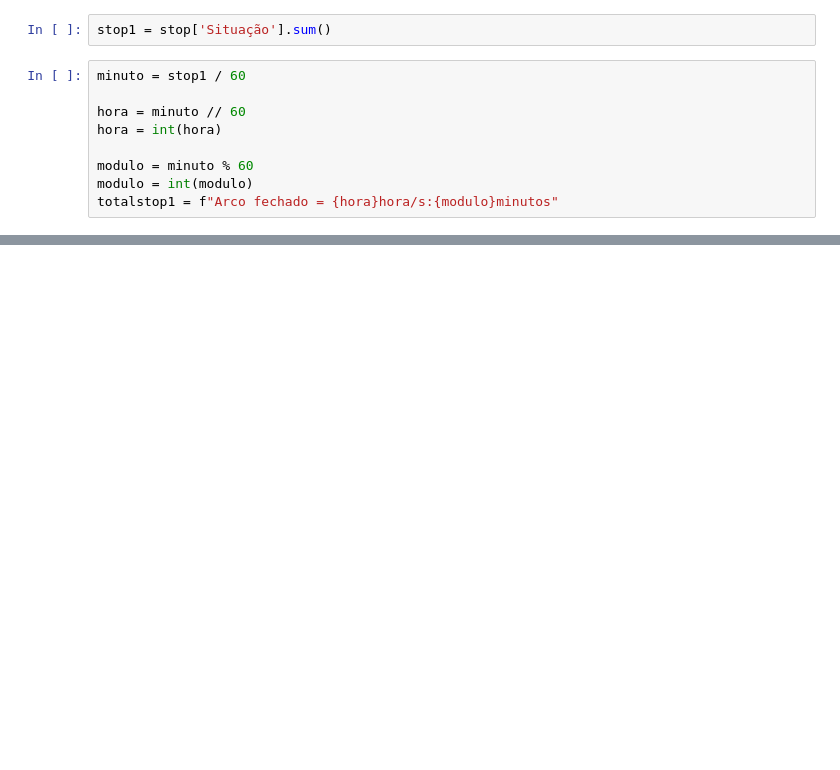
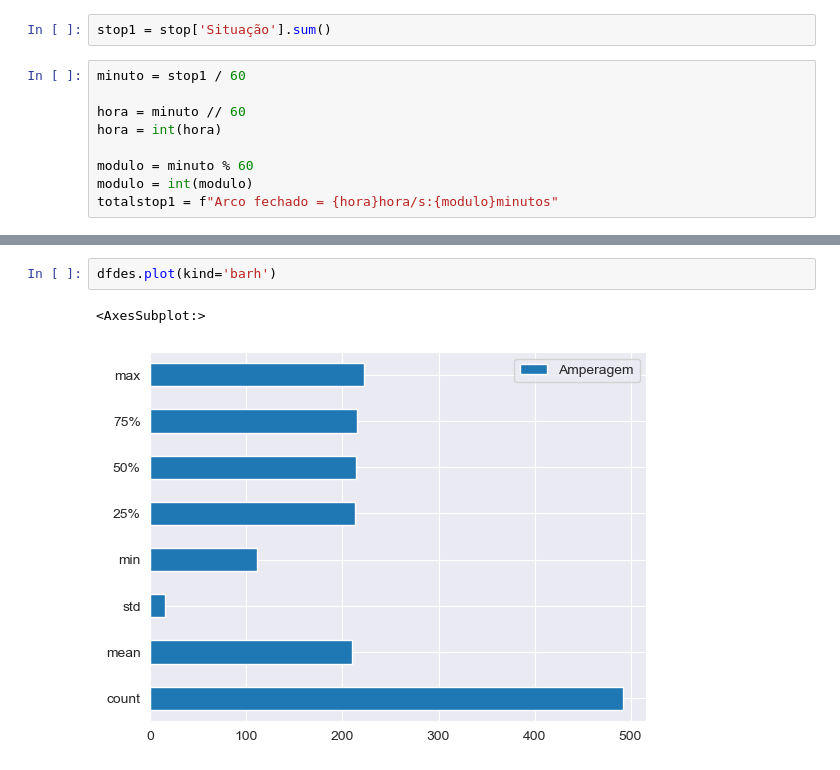
Before and after one commit to Pedrohprado/teste_frame_prometeus, a Jupyter notebook: dfFrame.ipynb, the cells around one changed output, grey strips where cells are left out. Saved outputs shown, nothing was run; the diff lists cells and outputs as text; blank space fills up the shorter version.

```diff
--- a/dfFrame.ipynb
+++ b/dfFrame.ipynb
@@ -124,0 +129,5 @@ plt.show()
+# %%
+dfdes.plot(kind='barh')
+# %% [output]
+<AxesSubplot:>
+[figure, added]
```
Also changed, not shown: parts of 8 cells of this notebook, 8 other files.
